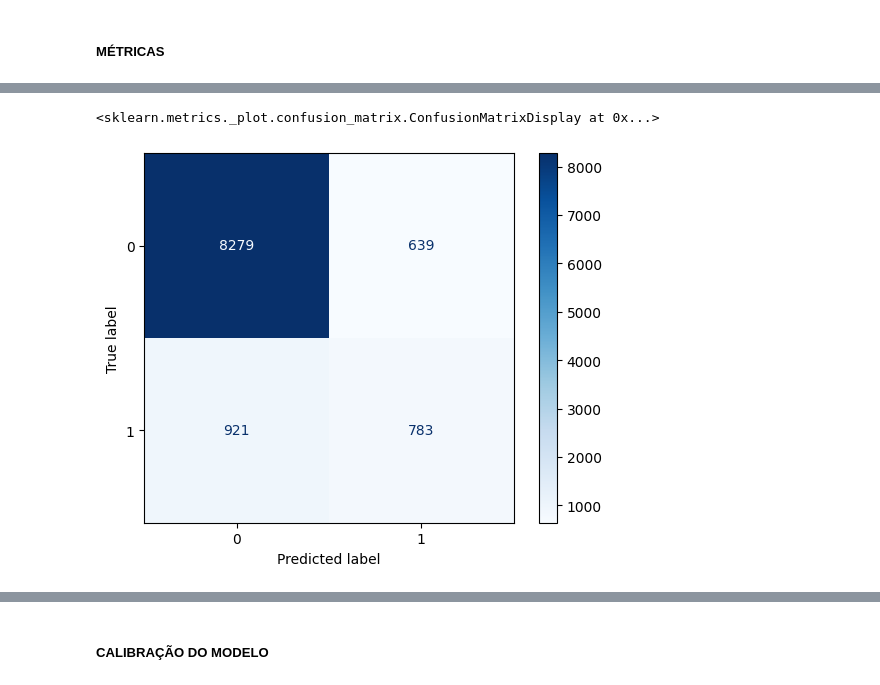
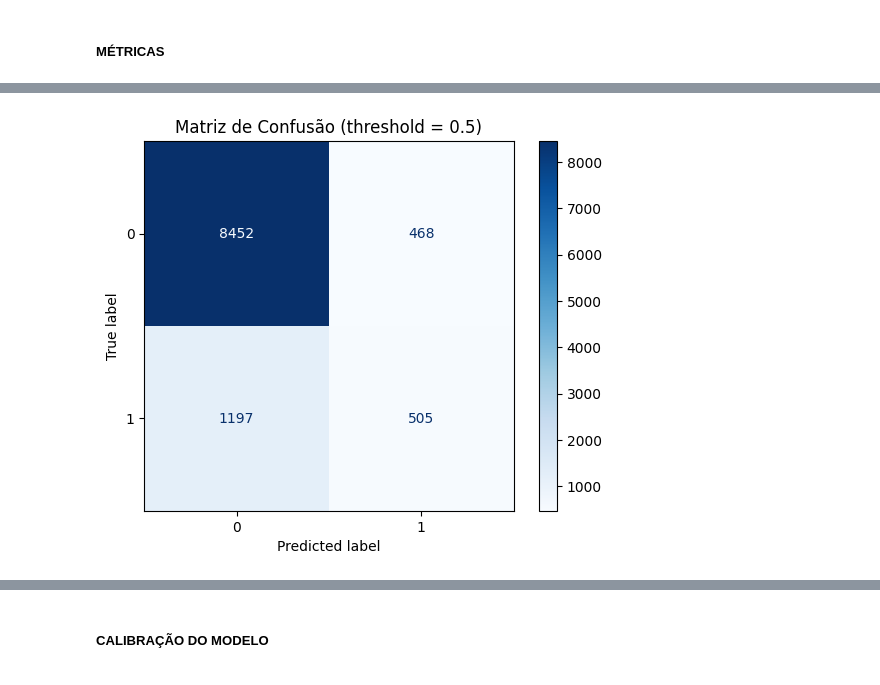
Before and after one commit to josieleferreira/credito_fintech, a Jupyter notebook: notebooks/Modelo_final.ipynb, the cells around one changed output, grey strips where cells are left out. Drawn from its saved outputs; the diff is of its cells as text; code cells hidden in the pictures.

```diff
--- a/notebooks/Modelo_final.ipynb
+++ b/notebooks/Modelo_final.ipynb
@@ -337,6 +414,0 @@ xgb = XGBClassifier(
-# %%
-# Substituir o classificador no pipeline pelo XGBoost
-pipe_xgb = build_pipeline(xgb)
-
-# Treinar no dataset de treino
-pipe_xgb.fit(X_train, y_train)
@@ -363,0 +415,22 @@ Pipeline(steps=[('dropper', ColumnDropper()), ('processor', DataProcessor()),
+# %%
+xgb = XGBClassifier(
+    n_estimators=300,
+    learning_rate=0.1,
+    max_depth=5,
+    subsample=0.8,
+    colsample_bytree=0.8,
+    random_state=42,
+    n_jobs=1,
+    tree_method="hist"
+)
+
+pipeline = ImbPipeline(steps=[
+    ("date_feat", DateFeaturizer()),
+    ("drop_cols", ColumnDropper(drop_cols=drop_cols)),
+    ("preprocessor", preprocessor),
+    ("smote", SMOTE(random_state=42)),
+    ("classifier", xgb),
+])
+
+# Agora use os dados BRUTOS (X_train)
+pipeline.fit(X_train, y_train)
@@ -440,0 +457,4 @@ aupr = average_precision_score(y_test, y_proba)
+# %%
+# Avaliação
+y_proba = pipeline.predict_proba(X_test)[:, 1]
+y_pred = pipeline.predict(X_test)
@@ -441,8 +481,9 @@ aupr = average_precision_score(y_test, y_proba)
 # %%
-# 4️⃣ Matriz de confusão
-cm = confusion_matrix(y_test, y_proba)
-disp = ConfusionMatrixDisplay(confusion_matrix=cm, display_labels=pipe_xgb.classes_)
-disp.plot(cmap='Blues', values_format='d')
+# 3. Matriz de confusão
+cm = confusion_matrix(y_test, y_pred)
+disp = ConfusionMatrixDisplay(confusion_matrix=cm)
+disp.plot(cmap="Blues", values_format="d")
+plt.title("Matriz de Confusão (threshold = 0.5)")
+plt.show()
 # %% [output]
-<sklearn.metrics._plot.confusion_matrix.ConfusionMatrixDisplay at 0x...>
-[figure, old version]
+[figure, new version]
```
Also changed, not shown: parts of 54 cells of this notebook, 2 other files.
